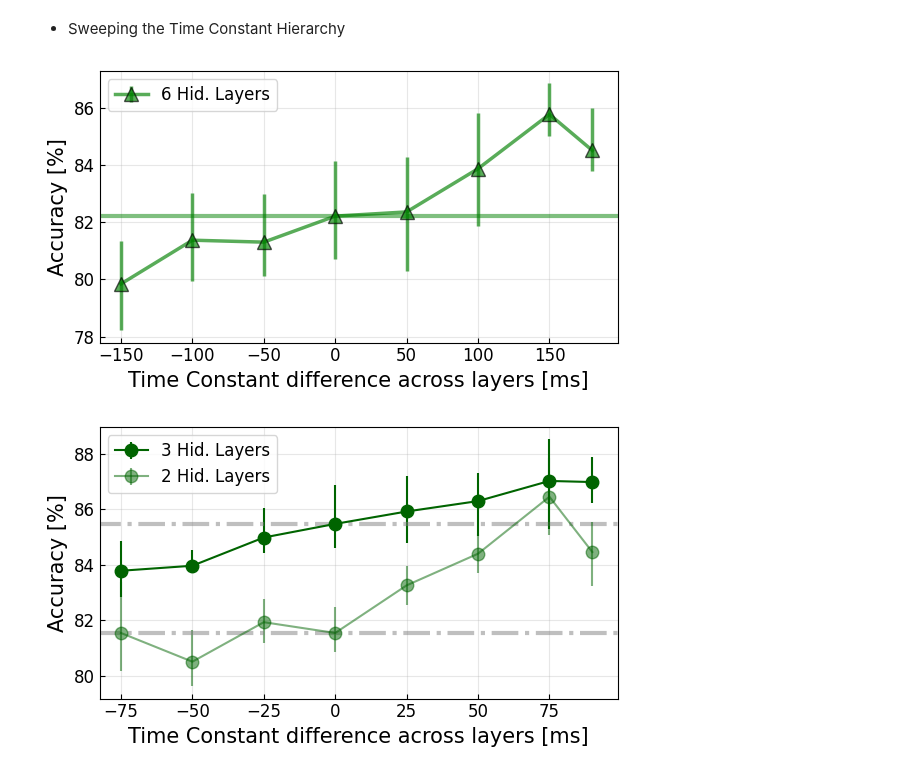
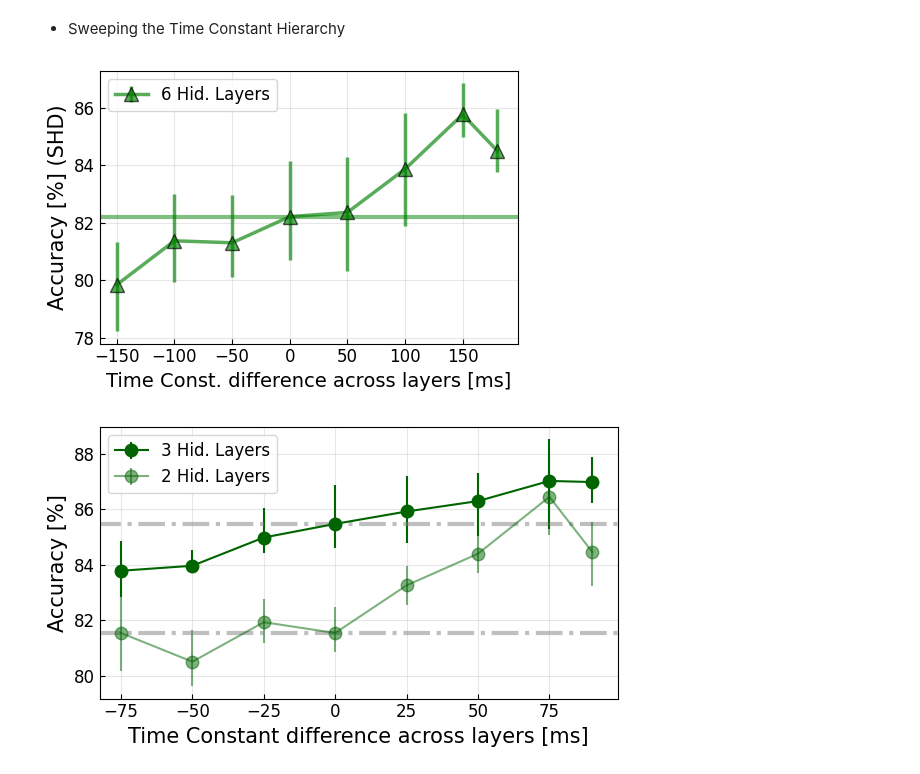
Before and after one commit to EIS-Hub/hSNN, a Jupyter notebook: plotting.ipynb, the cells around one changed output. Cells and saved outputs as stored; diff of their text form; code cells hidden in the pictures.

```diff
--- a/plotting.ipynb
+++ b/plotting.ipynb
@@ -351,38 +358,38 @@ df_origin = pd.read_csv( file_name, delimiter=',' )
 df4 = df_origin[ df_origin['recurrent']==False ][ df_origin['n_layers']==6 ]
 # df3 = df_origin[ df_origin['recurrent']==False ][ df_origin['n_layers']==3 ]
 
 delta_tau_list = np.sort( list( set( list(df4['delta_tau'] ) ) ) )
 # delete two unnecessary datapoints
 delta_tau_list = np.delete( delta_tau_list, delta_tau_list==0.001 )
 delta_tau_list = np.delete( delta_tau_list, delta_tau_list==-0.001 )
 
 # Heterogeneity 6 layers
 mean_acc_delta_tau = np.array( [ df4['Test Acc'][df4['delta_tau']==tau].mean() for tau in delta_tau_list] )
 max_acc_delta_tau = np.array( [ df4['Test Acc'][df4['delta_tau']==tau].quantile(0.85) for tau in delta_tau_list] )
 min_acc_delta_tau = np.array( [ df4['Test Acc'][df4['delta_tau']==tau].quantile(0.15) for tau in delta_tau_list] )
 
-fig, ax = plt.subplots( figsize=(6,3.5) )
+fig, ax = plt.subplots( figsize=(5,3.5) )
 # Heterogeneity 3 layers
 # ax.plot( delta_tau_list*1e3, mean_acc_delta_tau, color='darkgreen', marker='o', ms=10, label=r'Heterogeneity $\tau$' )
 # ax.fill_between( delta_tau_list*1e3, min_acc_delta_tau, max_acc_delta_tau, color='tab:green', alpha=0.2 )
 yerr_list = [mean_acc_delta_tau-min_acc_delta_tau, max_acc_delta_tau-mean_acc_delta_tau]
 hierarchy_plot = ax.errorbar( delta_tau_list*1e3, mean_acc_delta_tau, yerr=yerr_list,
                 color='green', marker='^', ms=10, alpha=0.65, lw=2.5, markeredgecolor='k',
                 label=r'6 Hid. Layers')
 # plot a horizontal line for clarity
 ax.hlines( df4['Test Acc'][df4['delta_tau']==0.].mean(), -200, 200,
           color='green', lw=3, alpha=0.5, ls='-'  )
 ax.set_xlim( delta_tau_list[0]*1e3*1.1, delta_tau_list[-1]*1e3*1.1 )
 
-ax.set_xlabel('Time Constant difference across layers [ms]', size=15); ax.set_ylabel('Accuracy [%]', size=15)
+ax.set_xlabel('Time Const. difference across layers [ms]', size=14); ax.set_ylabel('Accuracy [%] (SHD)', size=15)
 ax.tick_params( direction='in', labelsize=12 )
 ax.legend(prop={'size':12}, loc=2)
 ax.grid(alpha=0.3)
+
 plt.tight_layout()
-
-fig.savefig( os.path.join( os.getcwd(), 'results/Delta_tau_SHD_sweep.pdf' ), dpi=300, transparent=True )
+fig.savefig( os.path.join( os.getcwd(), 'results/F2/F2_Delta_tau_SHD_sweep.pdf' ), dpi=300, transparent=True )
 # %% [output]
-[figure, old version]
+[figure, new version]
 # %%
 ### delta tau --> hierarchical
 # load file
```
Also changed, not shown: parts of 11 cells of this notebook, 6 other files.
